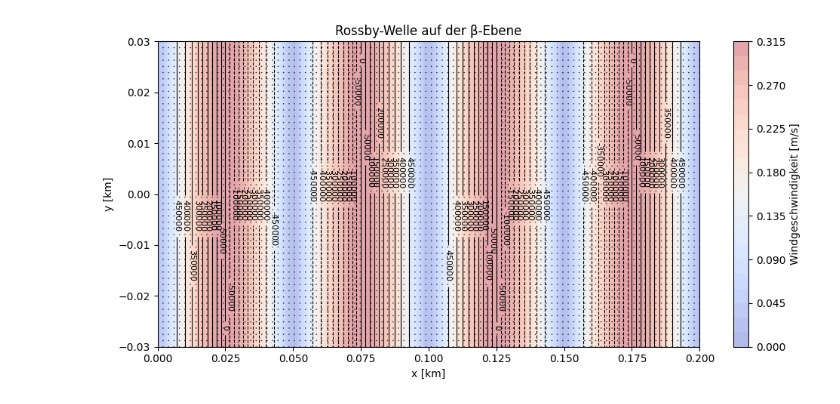
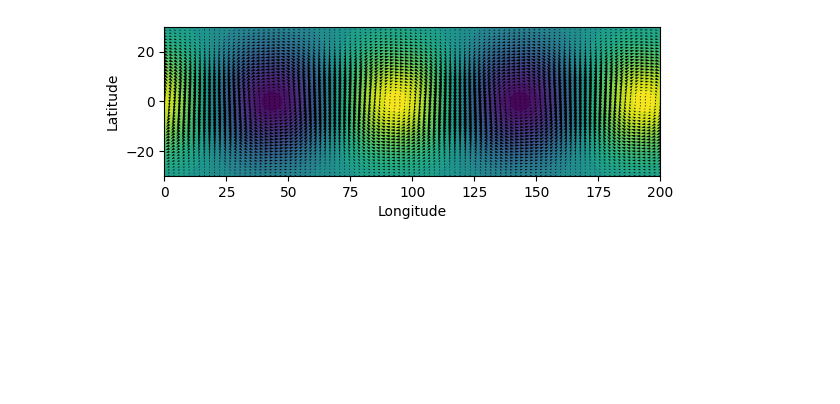
Before and after one commit to Rafayellow988/SeminarFelder, a Jupyter notebook: buch/papers/rossby/src/basics.ipynb, the cells around one changed output. Cells and saved outputs as stored; diff of their text form; code cells hidden in the pictures; blank space fills up the shorter version.

```diff
--- a/buch/papers/rossby/src/basics.ipynb
+++ b/buch/papers/rossby/src/basics.ipynb
@@ -207,7 +205,7 @@ phi = np.linspace(0, 2 * np.pi, 45)     # longitude
 
 # values = zonal_wind(theta, phi)
 # values = meridional_wind(theta, phi)
-u, v, z, wind_speed, lon, lat, dx, dy = coriolis_effect(theta, phi)
+u, v, z, wind_speed, lon, lat, dx, dy = coriolis_effect(theta, phi, steps=100, dt=100)
 values = (dx, dy, z, wind_speed, lon, lat)
 name = 'coriolis_effect_plot'
 plot(values, name, scale=500000)
@@ -256,38 +319,47 @@ plot(values, name, scale=900)
 # %%
-def rossby_wave_beta_plane(x, y):
+def rossby_wave_beta_plane_time(x, y, t):
     x_grid, y_grid = np.meshgrid(x, y)
 
-    # Parameters
-    k = 2 * np.pi / 10e6  # zonal wavenumber (1/m), e.g. 10,000 km wavelength
-    beta = 2e-11          # 1/(m·s)
-    psi_hat = 5e5         # amplitude of streamfunction
-    omega = -beta * k / (k**2)  # simplified since l = 0
+    # Wellenparameter
+    k = 2 * np.pi / 10e6   # zonale Wellenlänge ~10,000 km
+    beta = 2e-11           # 1/(m·s)
+    psi_hat = 5e5          # Amplitude
+    y0 = 0                 # Jet-Zentrum
+    sigma = 1.5e6          # Breite des Jets
 
-    # Streamfunction (stationary snapshot)
-    psi = psi_hat * np.cos(k * x_grid)
+    # Dispersionsrelation für l = 0
+    omega = -beta * k / (k**2)
 
-    # u = -∂ψ/∂y, v = ∂ψ/∂x
+    # Mäandernder Jet: gaussförmig in y, sinusförmig in x, zeitabhängig
+    envelope = np.exp(-((y_grid - y0)**2) / (2 * sigma**2))
+    psi = psi_hat * np.cos(k * x_grid - omega * t) * envelope
+
+    # Ableitungen
     dx = x[1] - x[0]
     dy = y[1] - y[0]
-
     dpsi_dy = np.gradient(psi, dy, axis=0)
     dpsi_dx = np.gradient(psi, dx, axis=1)
 
     u = -dpsi_dy
     v = dpsi_dx
 
-    # Plotting coordinates in degrees
-    lon = x_grid / 1e5  # scale down to degrees for nice plotting
+    lon = x_grid / 1e5
     lat = y_grid / 1e5
-
     wind_speed = np.sqrt(u**2 + v**2)
     z = psi
 
     return u, v, z, wind_speed, lon, lat
-x = np.linspace(0, 2e7, 100)  # 0 to 20,000 km
-y = np.linspace(-3e6, 3e6, 50)  # ±3000 km from center
 
-values = rossby_wave_beta_plane(x, y)
-plot_beta_plane(values, "rossby_wave_beta", scale=1e6)
+x = np.linspace(0, 2e7, 100)  # 0 bis 20,000 km
+y = np.linspace(-3e6, 3e6, 50)  # ±3000 km um den Jet
+
+u, v, psi, wind, lon, lat = rossby_wave_beta_plane_time(x, y, t=1e6)
+
+plt.contourf(lon, lat, psi, levels=30)
+plt.quiver(lon, lat, u, v)
+plt.xlabel("Longitude")
+plt.ylabel("Latitude")
+plt.gca().set_aspect('equal')
+plt.show()
 # %% [output]
-[figure, old version]
+[figure, new version]
```
Also changed, not shown: parts of 5 cells of this notebook, 20 other files.
